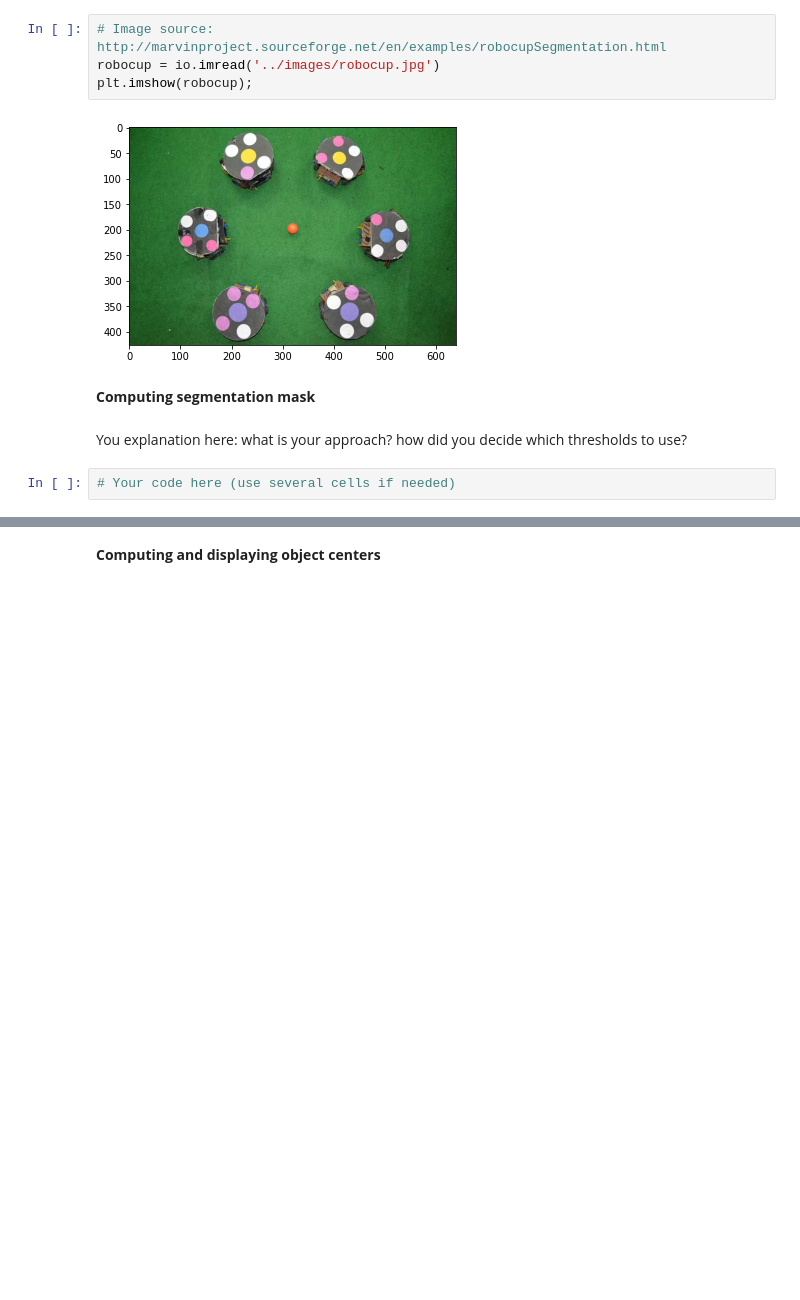
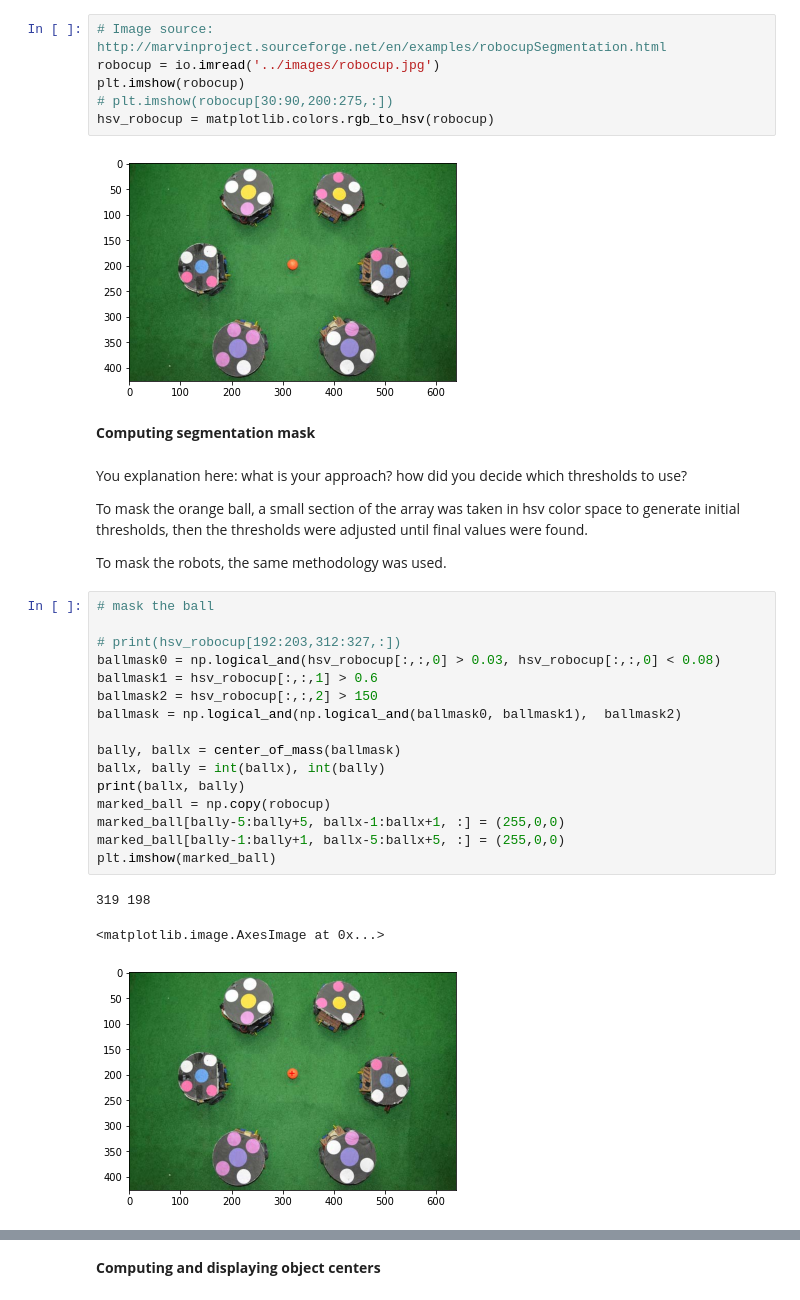
Before and after one commit to eduardo-santin/CV-Assignment1, a Jupyter notebook: Assg1_ImageProc.ipynb, the cells around one changed output, grey strips where cells are left out. Saved outputs shown, nothing was run; the diff lists cells and outputs as text; blank space fills up the shorter version.

```diff
--- a/Assg1_ImageProc.ipynb
+++ b/Assg1_ImageProc.ipynb
@@ -97,12 +103,36 @@ Hints: converting to Lab, HSV or Yuv color spaces should help finding good thres
 # %%
 # Image source: http://marvinproject.sourceforge.net/en/examples/robocupSegmentation.html
 robocup = io.imread('../images/robocup.jpg')
-plt.imshow(robocup);
+plt.imshow(robocup)
+# plt.imshow(robocup[30:90,200:275,:])
+hsv_robocup = matplotlib.colors.rgb_to_hsv(robocup)
 # %% [output]
 [figure]
 # %% [markdown]
 __Computing segmentation mask__
-# %% [markdown]
-You explanation here: what is your approach? how did you decide which thresholds to use?
-# %%
-# Your code here (use several cells if needed)
+# %% [markdown]
+You explanation here: what is your approach? how did you decide which thresholds to use?
+
+To mask the orange ball, a small section of the array was taken in hsv color space to generate initial thresholds, then the thresholds were adjusted until final values were found.
+
+To mask the robots, the same methodology was used.
+# %%
+# mask the ball
+
+# print(hsv_robocup[192:203,312:327,:])
+ballmask0 = np.logical_and(hsv_robocup[:,:,0] > 0.03, hsv_robocup[:,:,0] < 0.08)
+ballmask1 = hsv_robocup[:,:,1] > 0.6
+ballmask2 = hsv_robocup[:,:,2] > 150
+ballmask = np.logical_and(np.logical_and(ballmask0, ballmask1),  ballmask2)
+
+bally, ballx = center_of_mass(ballmask)
+ballx, bally = int(ballx), int(bally)
+print(ballx, bally)
+marked_ball = np.copy(robocup)
+marked_ball[bally-5:bally+5, ballx-1:ballx+1, :] = (255,0,0)
+marked_ball[bally-1:bally+1, ballx-5:ballx+5, :] = (255,0,0)
+plt.imshow(marked_ball)
+# %% [output]
+319 198
+<matplotlib.image.AxesImage at 0x...>
+[figure, added]
```
Also changed, not shown: parts of 5 cells of this notebook, 1 other file.
